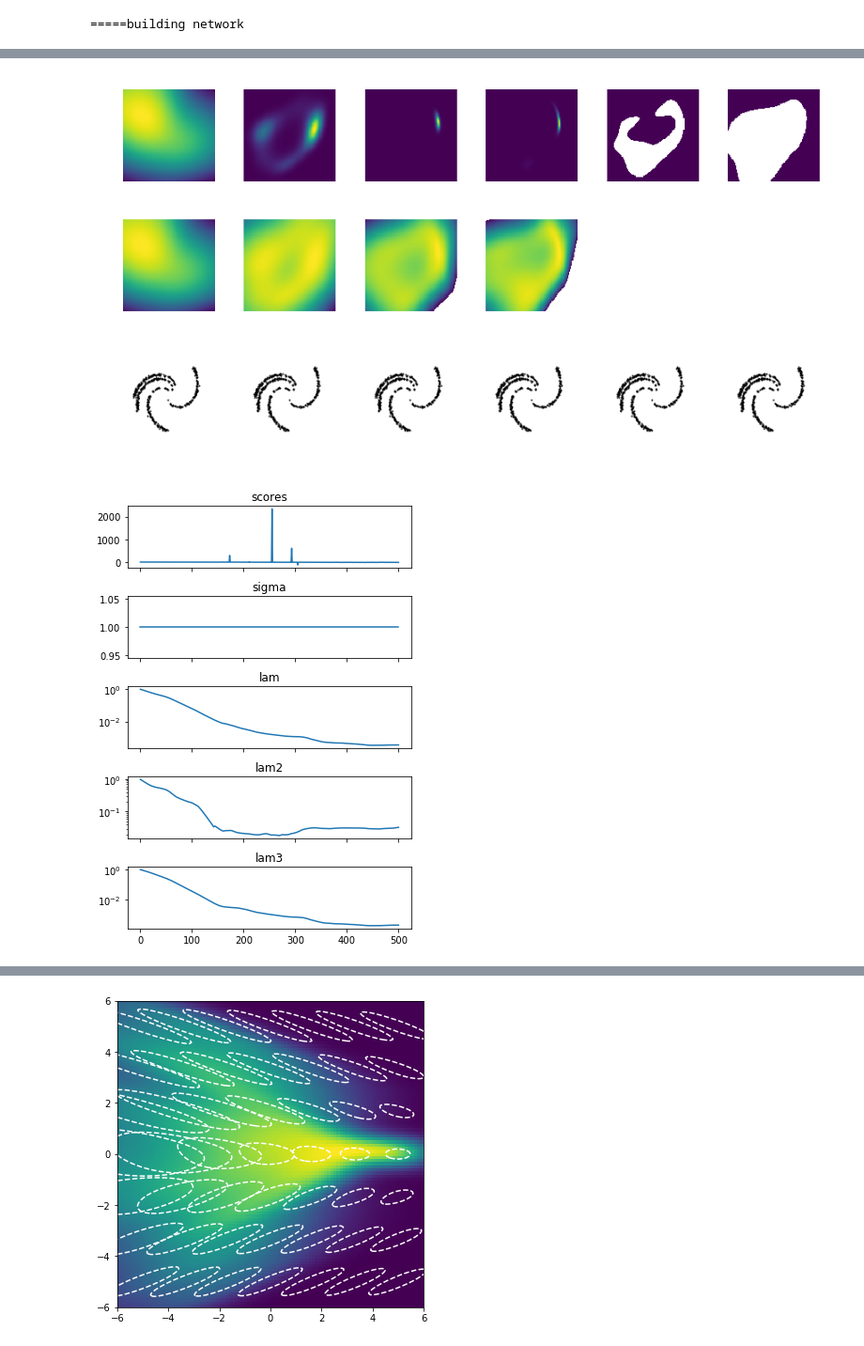
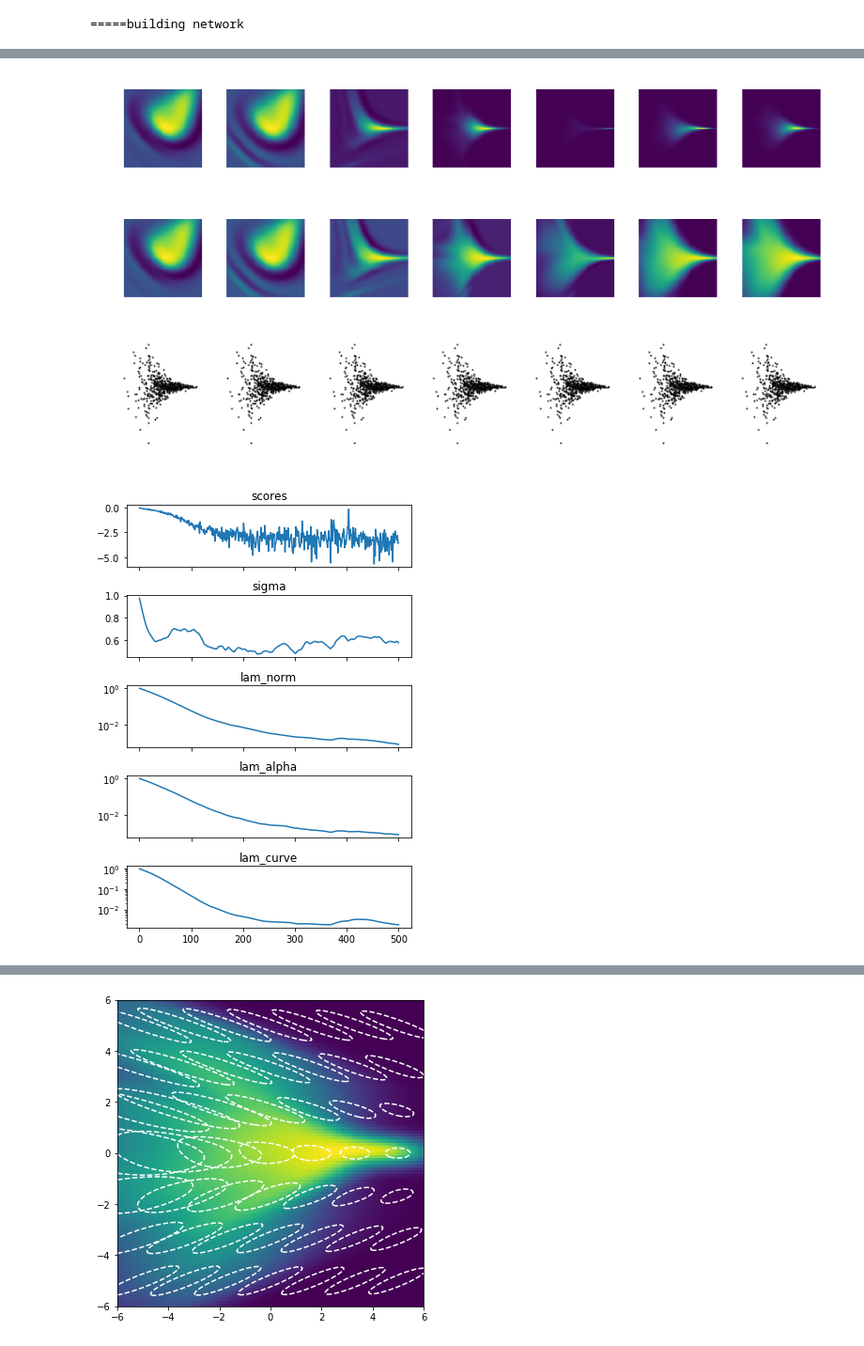
Before and after one commit to kevin-w-li/deep-kexpfam, a Jupyter notebook: 2d_dist.ipynb, the cells around one changed output, grey strips where cells are left out. Shown at 94% size. Drawn from its saved outputs; the diff is of its cells as text; code cells hidden in the pictures.

```diff
--- a/2d_dist.ipynb
+++ b/2d_dist.ipynb
@@ -155,7 +38,7 @@ D = 2
 p = Ring(D=D, sigma=0.1
          , N_train=10000, N_test=10000)
 p = Spiral(D=D, r_scale=1.5, sigma=0.1, starts=[0.1,0.5,1.5,4], length=np.pi)
-#p = Funnel(sigma=2, D=D, lim=10)
+p = Funnel(sigma=2, D=D, lim=10)
 
 
 plot_size=12
@@ -177,11 +60,14 @@ def gen_data(n):
 
 def visualize_kernel(kn, grid_one, N, points = np.array([[0,0.0]]),**kwargs):
 
+    '''
+    Plot effective kernels
+    '''
     ngrid = len(grid_one)
     npoint = points.shape[0]
-    grid_one = grid_one.astype("float32")
+    grid_one = grid_one.astype(FDTYPE)
 
-    points = tf.constant(points, dtype="float32")
+    points = tf.constant(points, dtype=FDTYPE)
 
     grid = np.meshgrid(grid_one,grid_one)
     grid = np.stack(grid, 2).reshape(-1,2)
@@ -330,21 +226,21 @@ with tf.Session() as sess:
 scores = np.zeros(niter+1)
 sigmas = np.zeros(niter+1)
 lams   = np.zeros(niter+1)
-lam2s  = np.zeros(niter+1)
-lam3s  = np.zeros(niter+1)
+lam_alphas  = np.zeros(niter+1)
+lam_curves  = np.zeros(niter+1)
 
 fvs = []
 # %%
 t0 = time()
 
-sess = tf.InteractiveSession()
+sess = tf.InteractiveSession(config=config)
 summary_writer = tf.summary.FileWriter(tb_log_dir, sess.graph)
 sess.run(init)
 
 for i in range(niter+1):
 
     feed[train_data] = gen_data(ntrain)
-    feed[val_data] = gen_data(nval)
+    feed[val_data] = gen_data(nvalid)
     feed[points] = feed[train_data]
 
 
@@ -367,7 +263,7 @@ for i in range(niter+1):
 
     summary_writer.add_summary(summ, i)
 
-    sigmas[i], lams[i], lam2s[i] ,lam3s[i]  = sess.run([sigma, lam, lam2, lam3])
+    sigmas[i], lams[i], lam_alphas[i] ,lam_curves[i]  = sess.run([sigma, lam_norm, lam_alpha, lam_curve])
 
     if i % min(100, niter/5) == 0:
         gv_val = gv.eval(feed)
@@ -377,7 +273,8 @@ for i in range(niter+1):
         if hasattr(p, "grad_multiple"):
             print 'true score', true_score(test_grad_true, gv_val)
         print 'sigma: %.5f' % sigma.eval()
-        print 'lam, lam2, lam3, lam4', lam.eval(), lam2.eval(), lam3.eval(), lam4.eval()
+        print 'lam_norm, lam_alpha, lam_curve, lam_weights, %.5g, %.5g, %.5g, %.5g' % (
+            lam_norm.eval(), lam_alpha.eval(), lam_curve.eval(), lam_weights.eval())
         print 'alpha: %.5g' % alpha_val.mean()
         print 'rn, ln, c = ', r_norm_val, l_norm_val, curve_val
 # %% [output]
@@ -491,40 +361,40 @@ if D == 2:
         ax.set_axis_off()
 
 
         ax = axes[2, i]
         ax.scatter(rand_data[:,0], rand_data[:,1], 1, "k", alpha=1)
         ax.set_axis_off()
 
 
     #plt.show()
     #fig.savefig("figs/grid_dist/2d_dist_nt%s_np%d_s%02d.pdf" % (net_type, npoint, seed))
     #fig.savefig("figs/grid_dist/test.pdf")
 
 fig, axes = plt.subplots(5,1,figsize=(5,7), sharex=True)
 ax = axes[0]
 ax.plot(scores)
 ax.set_title("scores")
 ax = axes[1]
 ax.plot(sigmas)
 ax.set_title("sigma")
 ax = axes[2]
 ax.plot(lams)
-ax.set_title("lam")
+ax.set_title("lam_norm")
 ax.set_yscale("log")
 ax = axes[3]
-ax.plot(lam2s)
-ax.set_title("lam2")
+ax.plot(lam_alphas)
+ax.set_title("lam_alpha")
 ax.set_yscale("log")
 ax = axes[4]
-ax.plot(lam3s)
-ax.set_title("lam3")
+ax.plot(lam_curves)
+ax.set_title("lam_curve")
 ax.set_yscale("log")
 
 fig.tight_layout()
 #fig.savefig("figs/grid_dist/test_hist.pdf")
 # %% [output]
-[figure, old version]
+[figure, new version]
-[figure, old version]
+[figure, new version]
 # %%
 points_grid = np.array([[i,j] for i in np.linspace(-5,5,7) for j in np.linspace(-5,5,7)])
 
```
Also changed, not shown: parts of 18 cells of this notebook, 4 other files.
